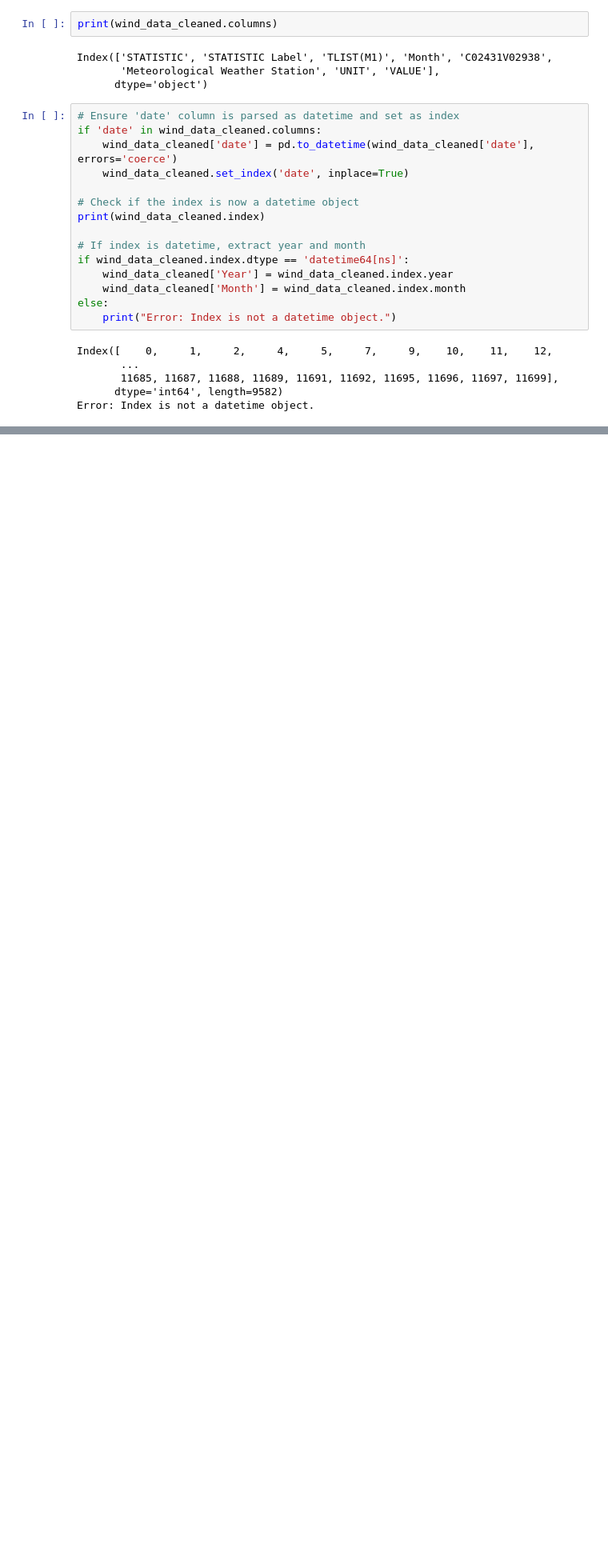
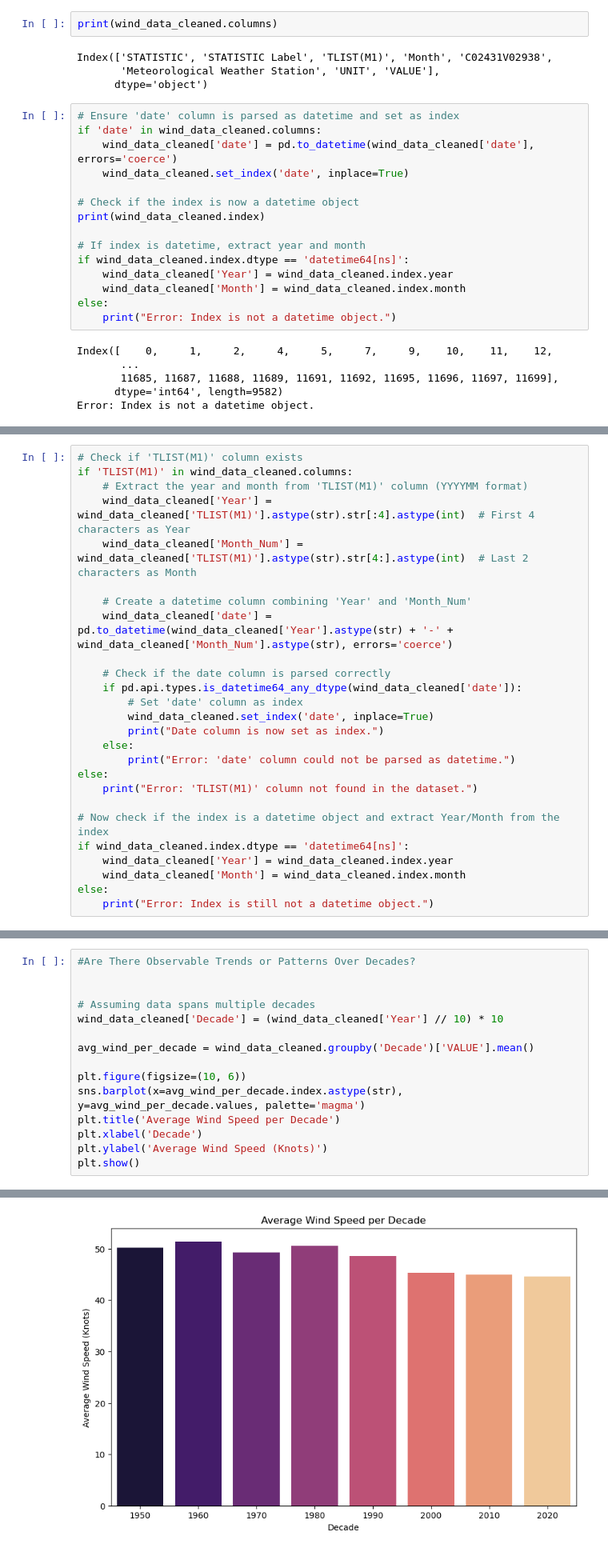
Before and after one commit to vinnycascone/programming-for-data-analytics, a Jupyter notebook: project/windspeed.ipynb, the cells around one changed output, grey strips where cells are left out. Shown at 80% size. Saved outputs shown, nothing was run; the diff lists cells and outputs as text; blank space fills up the shorter version.

Commit message:
avg wind speed per year & trends over the decades

```diff
--- a/project/windspeed.ipynb
+++ b/project/windspeed.ipynb
@@ -236,0 +267,26 @@ AttributeError: 'Index' object has no attribute 'year'
+# %%
+# Check if 'TLIST(M1)' column exists
+if 'TLIST(M1)' in wind_data_cleaned.columns:
+    # Extract the year and month from 'TLIST(M1)' column (YYYYMM format)
+    wind_data_cleaned['Year'] = wind_data_cleaned['TLIST(M1)'].astype(str).str[:4].astype(int)  # First 4 characters as Year
+    wind_data_cleaned['Month_Num'] = wind_data_cleaned['TLIST(M1)'].astype(str).str[4:].astype(int)  # Last 2 characters as Month
+
+    # Create a datetime column combining 'Year' and 'Month_Num'
+    wind_data_cleaned['date'] = pd.to_datetime(wind_data_cleaned['Year'].astype(str) + '-' + wind_data_cleaned['Month_Num'].astype(str), errors='coerce')
+
+    # Check if the date column is parsed correctly
+    if pd.api.types.is_datetime64_any_dtype(wind_data_cleaned['date']):
+        # Set 'date' column as index
+        wind_data_cleaned.set_index('date', inplace=True)
+        print("Date column is now set as index.")
+    else:
+        print("Error: 'date' column could not be parsed as datetime.")
+else:
+    print("Error: 'TLIST(M1)' column not found in the dataset.")
+
+# Now check if the index is a datetime object and extract Year/Month from the index
+if wind_data_cleaned.index.dtype == 'datetime64[ns]':
+    wind_data_cleaned['Year'] = wind_data_cleaned.index.year
+    wind_data_cleaned['Month'] = wind_data_cleaned.index.month
+else:
+    print("Error: Index is still not a datetime object.")
@@ -236,0 +346,16 @@ AttributeError: 'Index' object has no attribute 'year'
+# %%
+#Are There Observable Trends or Patterns Over Decades?
+
+
+# Assuming data spans multiple decades
+wind_data_cleaned['Decade'] = (wind_data_cleaned['Year'] // 10) * 10
+
+avg_wind_per_decade = wind_data_cleaned.groupby('Decade')['VALUE'].mean()
+
+plt.figure(figsize=(10, 6))
+sns.barplot(x=avg_wind_per_decade.index.astype(str), y=avg_wind_per_decade.values, palette='magma')
+plt.title('Average Wind Speed per Decade')
+plt.xlabel('Decade')
+plt.ylabel('Average Wind Speed (Knots)')
+plt.show()
+# %% [output]
@@ -236,0 +367 @@ AttributeError: 'Index' object has no attribute 'year'
+[figure, added]
```
Also changed, not shown: parts of 8 cells of this notebook, 1 other file.
